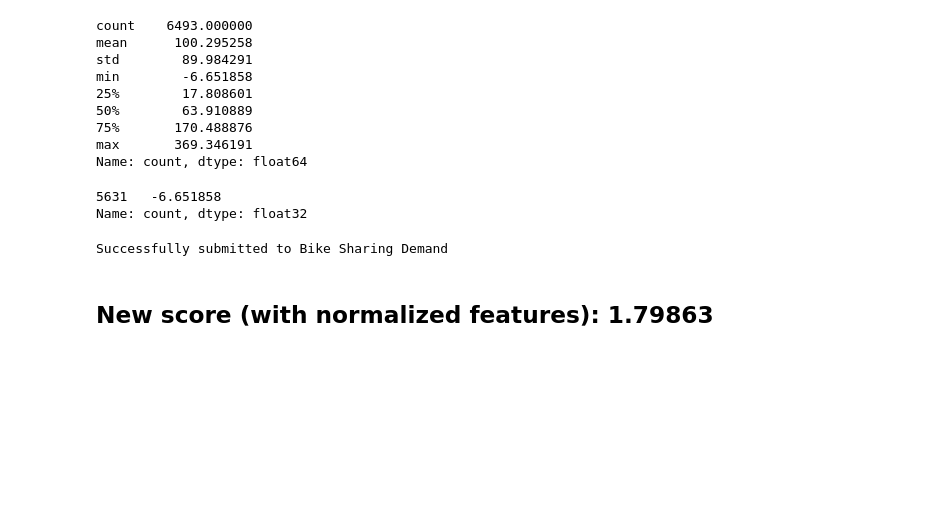
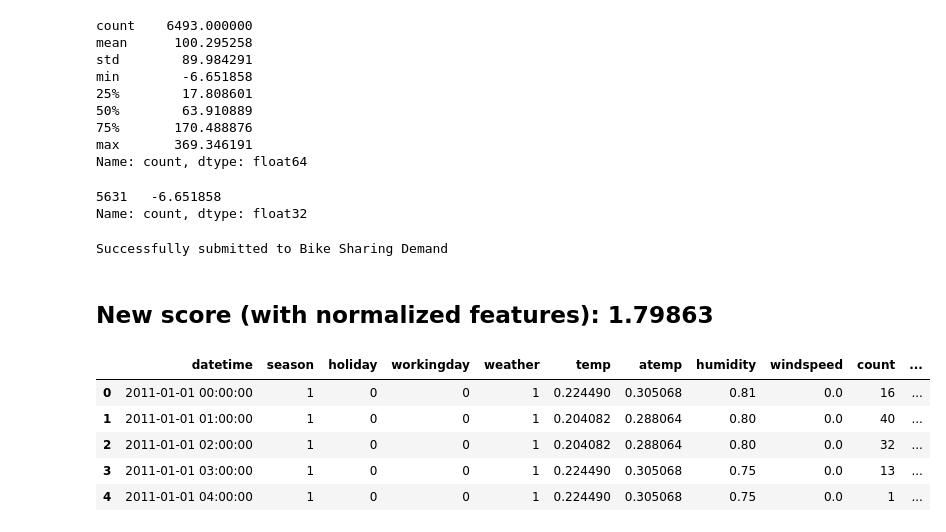
Before and after one commit to gracelynxs/predict-bike-share-udacity-proj, a Jupyter notebook: project.ipynb, the cells around one changed output. Saved outputs shown, nothing was run; the diff lists cells and outputs as text; code cells hidden in the pictures; blank space fills up the shorter version.

```diff
--- a/project.ipynb
+++ b/project.ipynb
@@ -390,7 +390,16 @@ test['day'] = pd.DatetimeIndex(test['datetime']).day
 test['hour'] = pd.DatetimeIndex(test['datetime']).hour
 # %%
 # turn into categories
-train["season"] = ?
-train["weather"] = ?
-test["season"] = ?
-test["weather"] = ?
+train["season"] = train.season.astype('category')
+train["weather"] = train.weather.astype('category')
+test["season"] = test.season.astype('category')
+test["weather"] = test.season.astype('category')
+# %%
+train.head()
+# %% [output]
+|  | datetime | season | holiday | workingday | weather | temp | atemp | humidity | windspeed | count | ... |
+| 0 | 2011-01-01 00:00:00 | 1 | 0 | 0 | 1 | 0.224490 | 0.305068 | 0.81 | 0.0 | 16 | ... |
+| 1 | 2011-01-01 01:00:00 | 1 | 0 | 0 | 1 | 0.204082 | 0.288064 | 0.80 | 0.0 | 40 | ... |
+| 2 | 2011-01-01 02:00:00 | 1 | 0 | 0 | 1 | 0.204082 | 0.288064 | 0.80 | 0.0 | 32 | ... |
+| 3 | 2011-01-01 03:00:00 | 1 | 0 | 0 | 1 | 0.224490 | 0.305068 | 0.75 | 0.0 | 13 | ... |
+| 4 | 2011-01-01 04:00:00 | 1 | 0 | 0 | 1 | 0.224490 | 0.305068 | 0.75 | 0.0 | 1 | ... |
```
Also changed, not shown: parts of 13 cells of this notebook.
